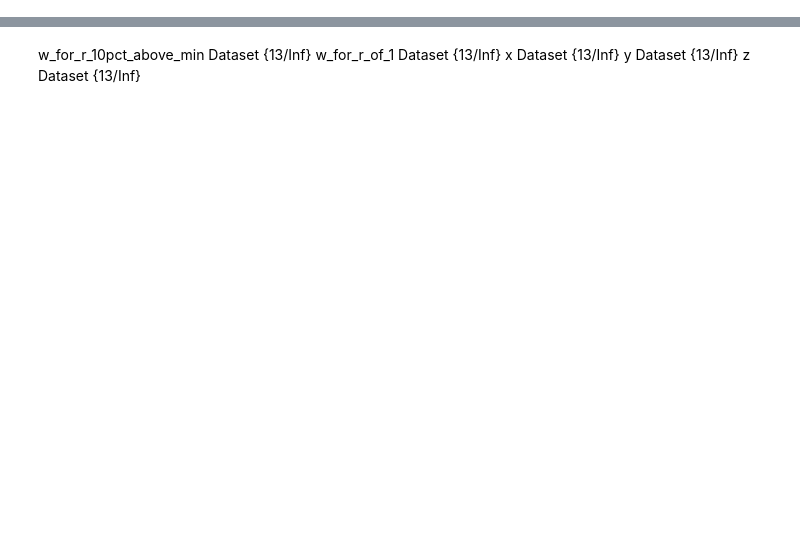
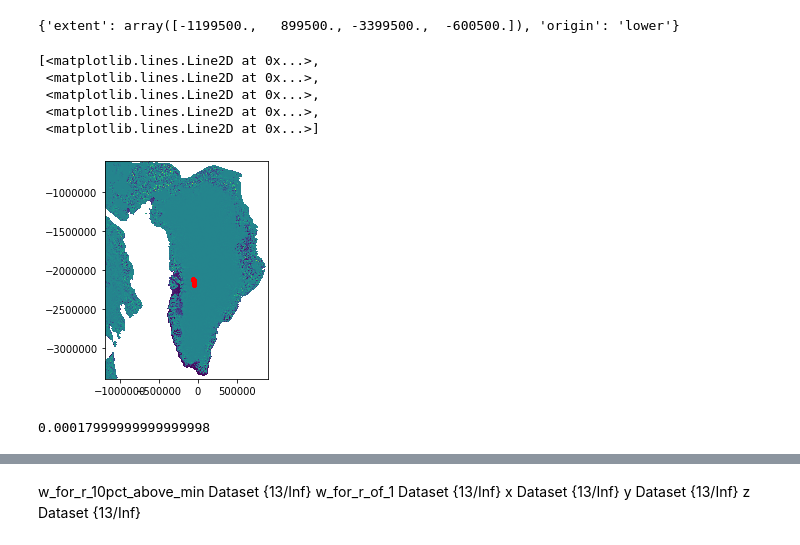
Before and after one commit to SmithB/surfaceChange, a Jupyter notebook: notebooks/find_best_wxx0.ipynb, the cells around one changed output, grey strips where cells are left out. Saved outputs shown, nothing was run; the diff lists cells and outputs as text; code cells hidden in the pictures; blank space fills up the shorter version.

```diff
--- a/notebooks/find_best_wxx0.ipynb
+++ b/notebooks/find_best_wxx0.ipynb
@@ -139,3 +144,21 @@ KeyError: 'avg_scales'
+# %%
+MOG=pc.grid.data().from_geotif('/Data/MOG/mog1km_2005_hp1_v1.1.tif');
+MOG.show()
+D1=D11[(D11.x_atc[:,0] > XR[0]) & (D11.x_atc[:,0] < XR[0]+W['x'])]
+D1.get_xy(EPSG=3413)
+plt.plot(D1.x, D1.y,'r.')
+# %% [output]
+{'extent': array([-1199500.,   899500., -3399500.,  -600500.]), 'origin': 'lower'}
+[<matplotlib.lines.Line2D at 0x...>,
+ <matplotlib.lines.Line2D at 0x...>,
+ <matplotlib.lines.Line2D at 0x...>,
+ <matplotlib.lines.Line2D at 0x...>,
+ <matplotlib.lines.Line2D at 0x...>]
+[figure, added]
+# %%
+np.max((scale_vals*E_d2z0dx2)[sigma_hat_s_vals>1])
+# %% [output]
+0.00017999999999999998
 # %%
 def safe_interp(x, x0_in, y0_in):
     y=np.NaN
```
Also changed, not shown: parts of 15 cells of this notebook.
